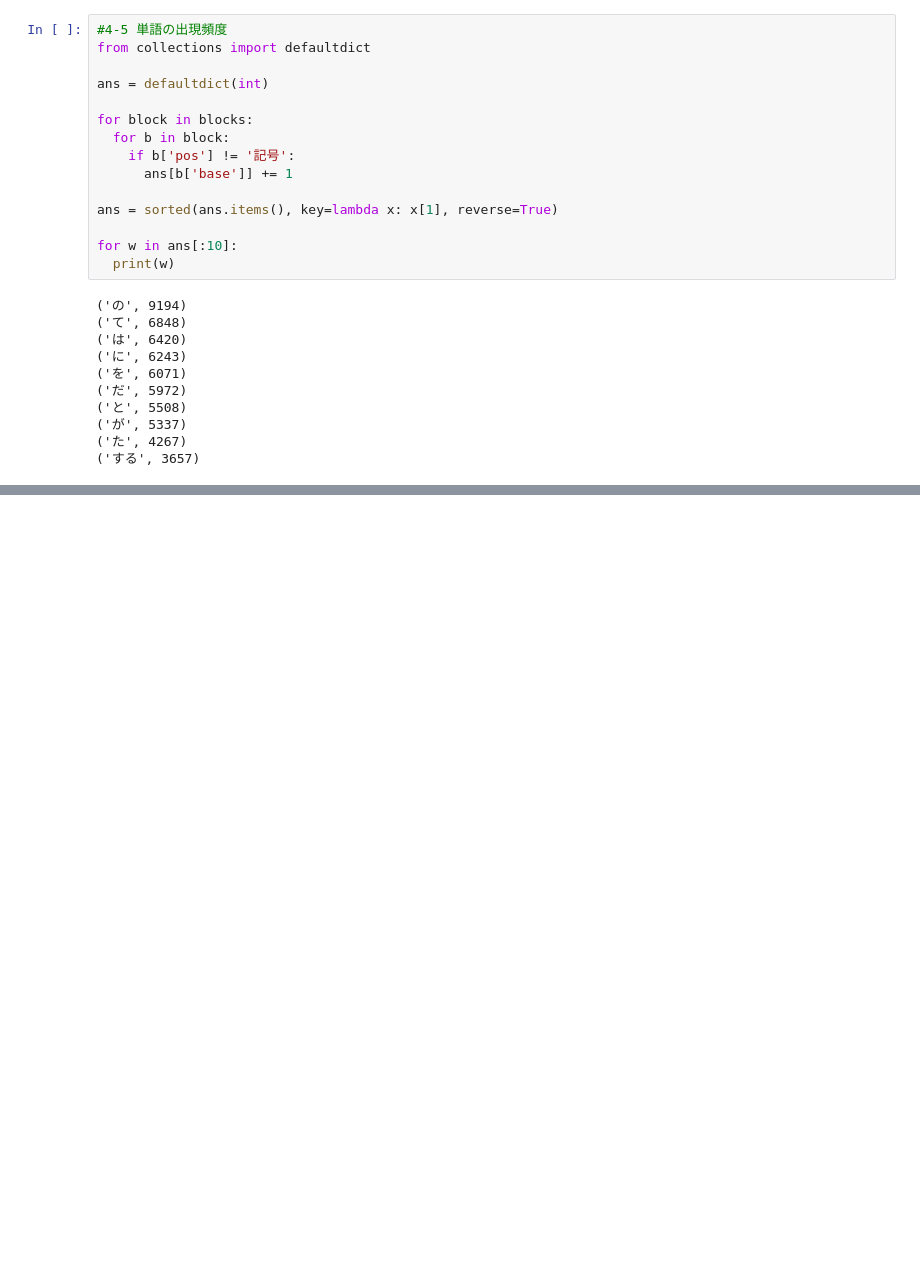
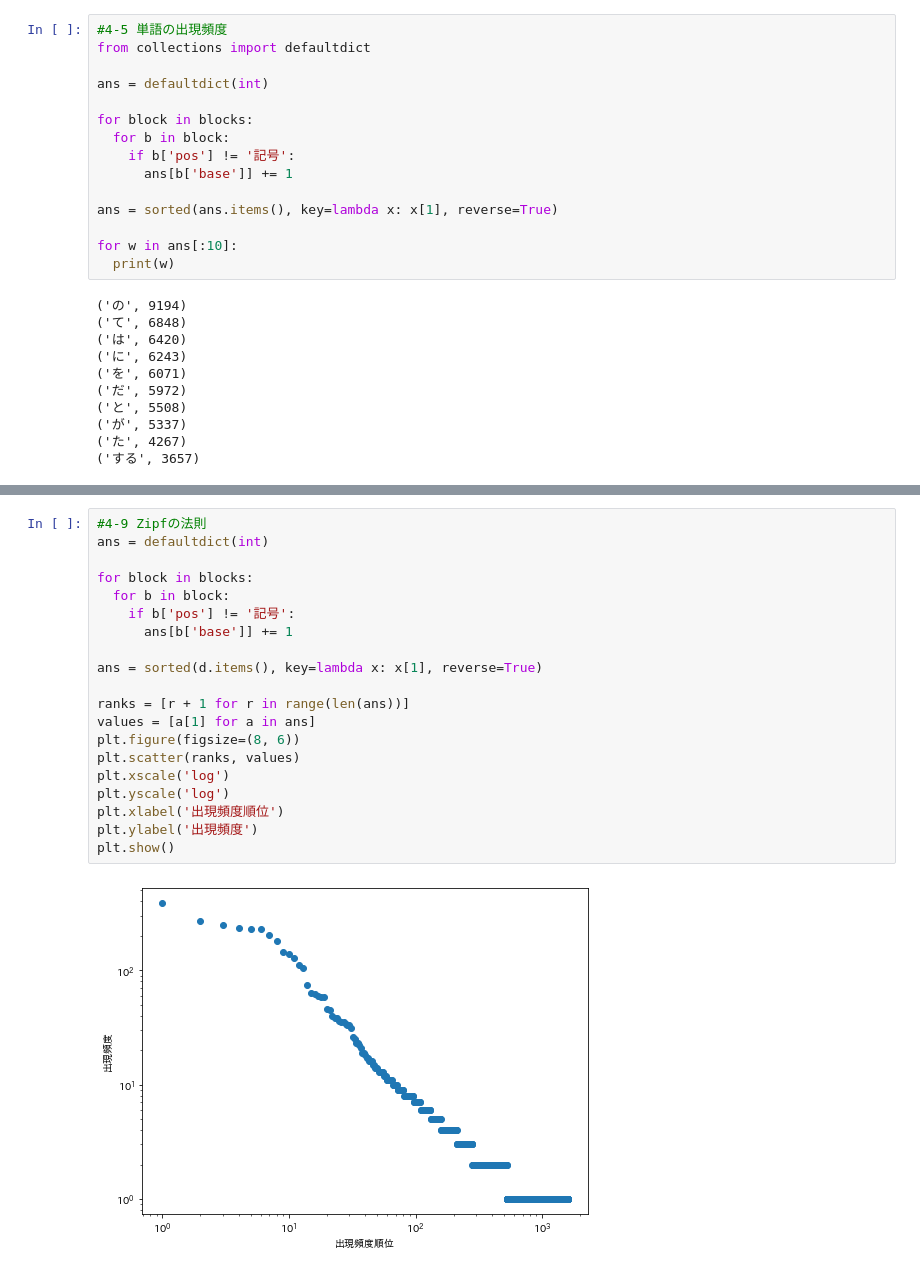
Before and after one commit to endo-ava/data-science, a Jupyter notebook: NLP100.ipynb, the cells around one changed output, grey strips where cells are left out. Drawn from its saved outputs; the diff is of its cells as text; blank space fills up the shorter version.

```diff
--- a/NLP100.ipynb
+++ b/NLP100.ipynb
@@ -288,0 +332,22 @@ plt.show()
+# %%
+#4-9 Zipfの法則
+ans = defaultdict(int)
+
+for block in blocks:
+  for b in block:
+    if b['pos'] != '記号':
+      ans[b['base']] += 1
+
+ans = sorted(d.items(), key=lambda x: x[1], reverse=True)
+
+ranks = [r + 1 for r in range(len(ans))]
+values = [a[1] for a in ans]
+plt.figure(figsize=(8, 6))
+plt.scatter(ranks, values)
+plt.xscale('log')
+plt.yscale('log')
+plt.xlabel('出現頻度順位')
+plt.ylabel('出現頻度')
+plt.show()
+# %% [output]
+[figure, added]
```
Also changed, not shown: parts of 4 cells of this notebook.
